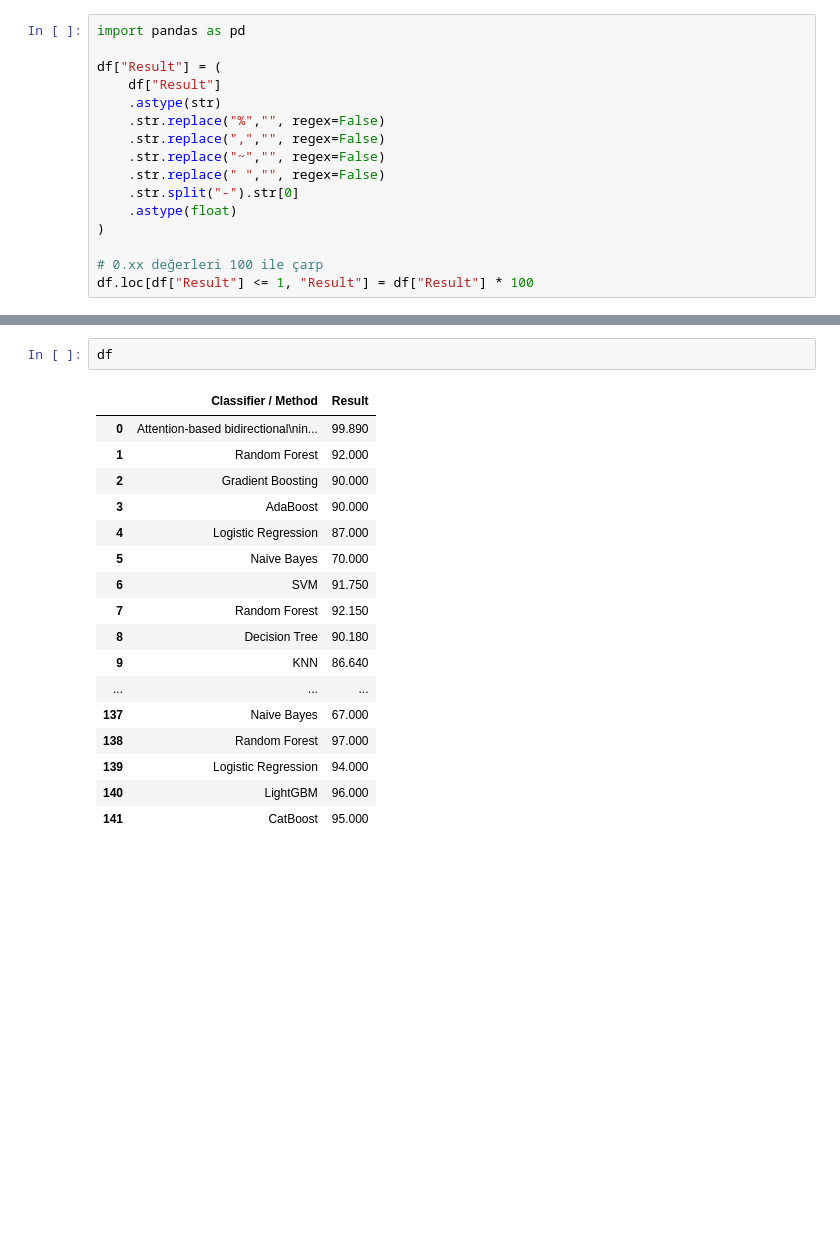
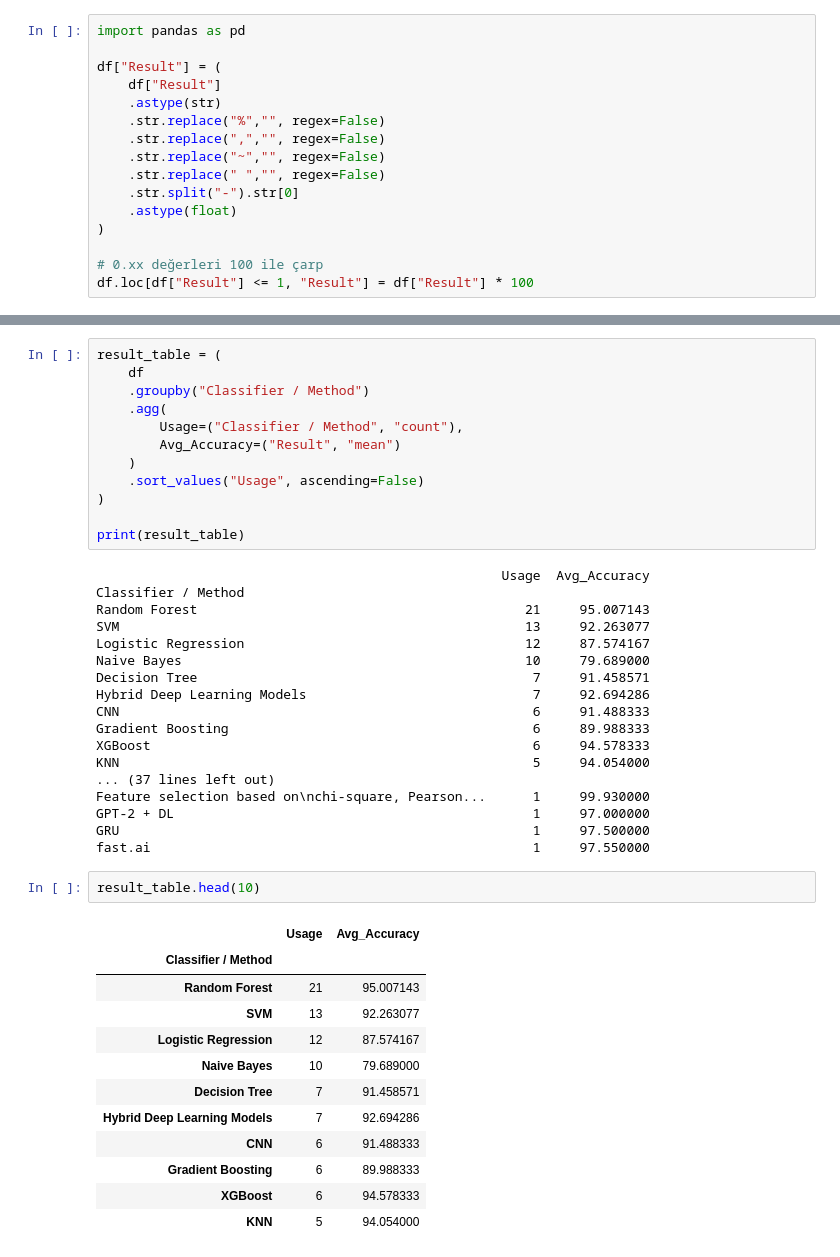
Before and after one commit to mmeliht/URL-Phishing-Detection, a Jupyter notebook: 1_algo.ipynb, the cells around one changed output, grey strips where cells are left out. Drawn from its saved outputs; the diff is of its cells as text; blank space fills up the shorter version.

```diff
--- a/1_algo.ipynb
+++ b/1_algo.ipynb
@@ -234,20 +254,45 @@ df.loc[df["Result"] <= 1, "Result"] = df["Result"] * 100
 # %%
-df
+result_table = (
+    df
+    .groupby("Classifier / Method")
+    .agg(
+        Usage=("Classifier / Method", "count"),
+        Avg_Accuracy=("Result", "mean")
+    )
+    .sort_values("Usage", ascending=False)
+)
+
+print(result_table)
 # %% [output]
-|  | Classifier / Method | Result |
-| 0 | Attention-based bidirectional\nin... | 99.890 |
-| 1 | Random Forest | 92.000 |
-| 2 | Gradient Boosting | 90.000 |
-| 3 | AdaBoost | 90.000 |
-| 4 | Logistic Regression | 87.000 |
-| 5 | Naive Bayes | 70.000 |
-| 6 | SVM | 91.750 |
-| 7 | Random Forest | 92.150 |
-| 8 | Decision Tree | 90.180 |
-| 9 | KNN | 86.640 |
-| ... | ... | ... |
-| 137 | Naive Bayes | 67.000 |
-| 138 | Random Forest | 97.000 |
-| 139 | Logistic Regression | 94.000 |
-| 140 | LightGBM | 96.000 |
-| 141 | CatBoost | 95.000 |
+                                                    Usage  Avg_Accuracy
+Classifier / Method
+Random Forest                                          21     95.007143
+SVM                                                    13     92.263077
+Logistic Regression                                    12     87.574167
+Naive Bayes                                            10     79.689000
+Decision Tree                                           7     91.458571
+Hybrid Deep Learning Models                             7     92.694286
+CNN                                                     6     91.488333
+Gradient Boosting                                       6     89.988333
+XGBoost                                                 6     94.578333
+KNN                                                     5     94.054000
+... (37 lines left out)
+Feature selection based on\nchi-square, Pearson...      1     99.930000
+GPT-2 + DL                                              1     97.000000
+GRU                                                     1     97.500000
+fast.ai                                                 1     97.550000
+# %%
+result_table.head(10)
+# %% [output]
+|  | Usage | Avg_Accuracy |
+| Classifier / Method |  |  |
+| Random Forest | 21 | 95.007143 |
+| SVM | 13 | 92.263077 |
+| Logistic Regression | 12 | 87.574167 |
+| Naive Bayes | 10 | 79.689000 |
+| Decision Tree | 7 | 91.458571 |
+| Hybrid Deep Learning Models | 7 | 92.694286 |
+| CNN | 6 | 91.488333 |
+| Gradient Boosting | 6 | 89.988333 |
+| XGBoost | 6 | 94.578333 |
+| KNN | 5 | 94.054000 |
```
Also changed, not shown: parts of 2 cells of this notebook, 1 other file.
